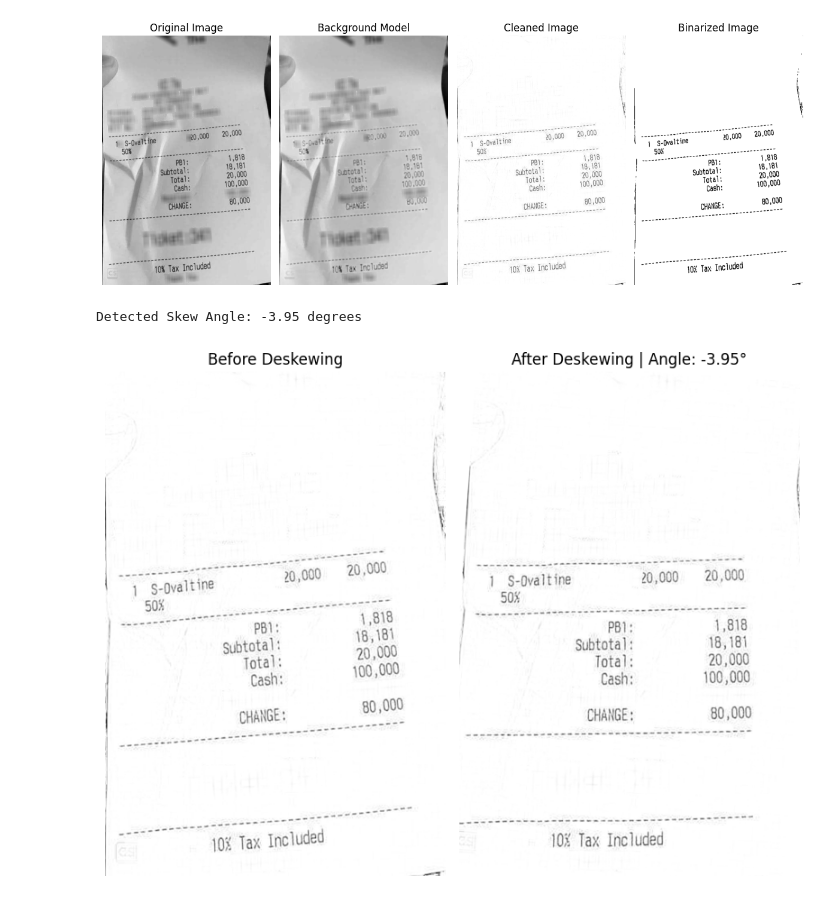
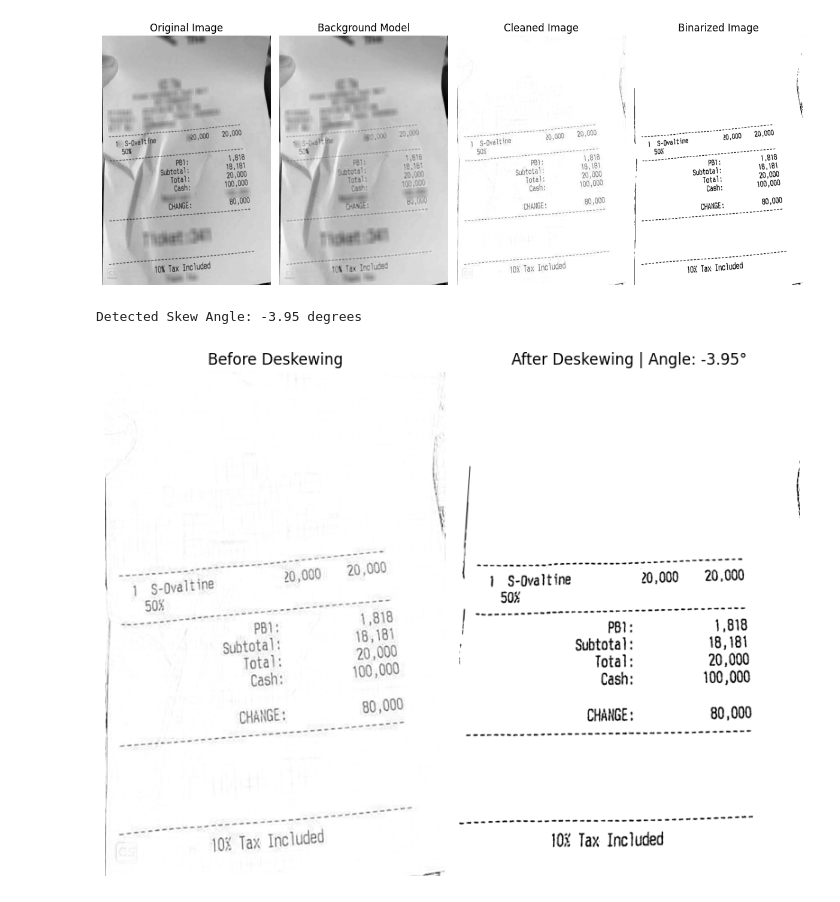
Before and after one commit to Gdeterline/Optical-Character-Recognition-for-Receipts, a Jupyter notebook: notebooks/denoising_images.ipynb, the cells around one changed output. Saved outputs shown, nothing was run; the diff lists cells and outputs as text; code cells hidden in the pictures.

```diff
--- a/notebooks/denoising_images.ipynb
+++ b/notebooks/denoising_images.ipynb
@@ -105,7 +133,7 @@ plt.show()
 # %%
 def compute_skew_angle(binary_image):
     # Step 1. Invert image (Background must be black, text white for contours)
-    # 127 is mid-gray threshold
+    # 127 is mid-gray threshold - usual value to start with
     if binary_image[0, 0] > 127:
         inverted = cv2.bitwise_not(binary_image)
     else:
@@ -154,32 +182,32 @@ def rotate_image(image, angle):
     center = (w // 2, h // 2)
 
     # Compute rotation matrix
     M = cv2.getRotationMatrix2D(center, angle, 1.0)
 
     # Perform the rotation
     # borderValue=(255,255,255) fills the new empty corners with white
     rotated = cv2.warpAffine(image, M, (w, h), flags=cv2.INTER_CUBIC, borderMode=cv2.BORDER_CONSTANT, borderValue=(255, 255, 255))
 
     return rotated
 
 skew_angle = compute_skew_angle(binary)
 print(f"Detected Skew Angle: {skew_angle:.2f} degrees")
 
 # Rotate the original (cleaned) image, not just the binary one
-deskewed_image = rotate_image(cleaned, skew_angle)
+deskewed_image = rotate_image(binary, skew_angle)
 
 # Visualization
 plt.figure(figsize=(8, 6))
 plt.subplot(1, 2, 1)
 plt.title('Before Deskewing')
 plt.imshow(cleaned, cmap='gray')
 plt.axis('off')
 plt.subplot(1, 2, 2)
 plt.title(f'After Deskewing | Angle: {skew_angle:.2f}°')
 plt.imshow(deskewed_image, cmap='gray')
 plt.axis('off')
 plt.tight_layout()
 plt.show()
 # %% [output]
 Detected Skew Angle: -3.95 degrees
-[figure, old version]
+[figure, new version]
```
Also changed, not shown: parts of 1 cell of this notebook, 1 other file.
